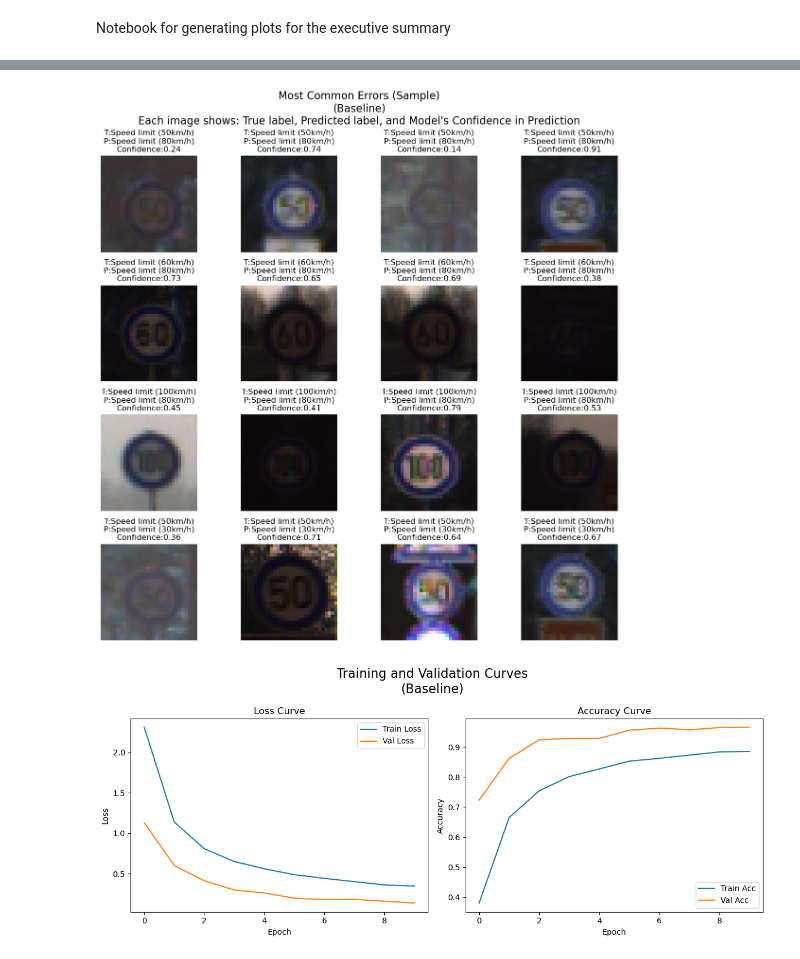
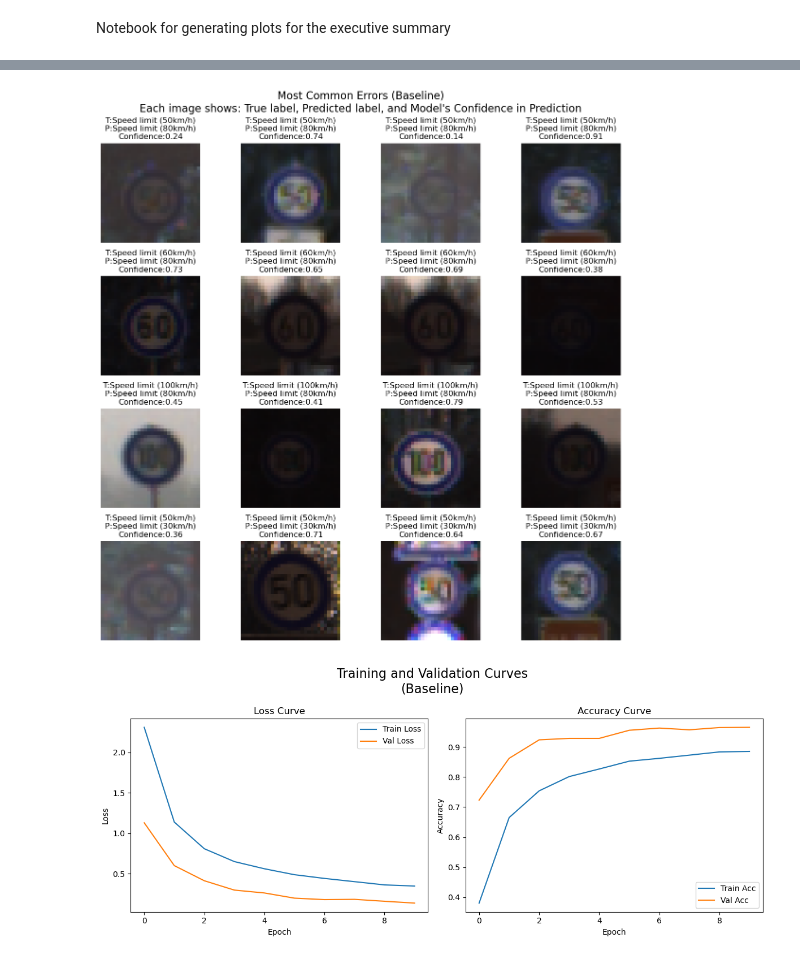
Before and after one commit to johbry17/Red-Light-Green-Light, a Jupyter notebook: notebooks/executive_summary_visuals.ipynb, the cells around one changed output, grey strips where cells are left out. Saved outputs shown, nothing was run; the diff lists cells and outputs as text; code cells hidden in the pictures.

Commit message:
feat: add final edits executive_summary_visuals.ipynb

```diff
--- a/notebooks/executive_summary_visuals.ipynb
+++ b/notebooks/executive_summary_visuals.ipynb
@@ -179,36 +187,35 @@ def show_top_misclassifications(
             labels_to_show.append((true, pred))
             confidences.append(y_prob[idx, pred])
 
     # Plot the images
     n = len(images_to_show)
     plt.figure(figsize=(12, 12))
     plt.suptitle(
-        f"Most Common Errors (Sample)\n"
-        f"({model_name.replace('_', ' ')})\n"
+        f"Most Common Errors ({model_name.replace('_', ' ')})\n"
         "Each image shows: True label, Predicted label, and Model's Confidence in Prediction",
         fontsize=16,
     )
     for i in range(n):
         plt.subplot(top_n, per_class, i + 1)
         plt.imshow(images_to_show[i])
         true_label, pred_label = labels_to_show[i]
         conf = confidences[i]
         true_name = signname_map.get(true_label, str(true_label))
         pred_name = signname_map.get(pred_label, str(pred_label))
         plt.title(f"T:{true_name}\nP:{pred_name}\nConfidence:{conf:.2f}")
         plt.axis("off")
 
     # Tight layout and save
     plt.tight_layout()
     plt.savefig(f"./plots/misclassifications_{model_name.lower()}.png")
     plt.savefig(f"../static/images/misclassifications_{model_name.lower()}.png")
     plt.show()
 
 
 # Plot misclassified images for Baseline model
 show_top_misclassifications(x_val, Y_true, Y_pred_classes_baseline, y_pred_baseline, model_name="Baseline")
 # %% [output]
-[figure, old version]
+[figure, new version]
 # %%
 # Function to stitch images together
 def stitch_images(img1_path, img2_path, out_path, direction='vertical'):
```
Also changed, not shown: parts of 4 cells of this notebook, 11 other files.
